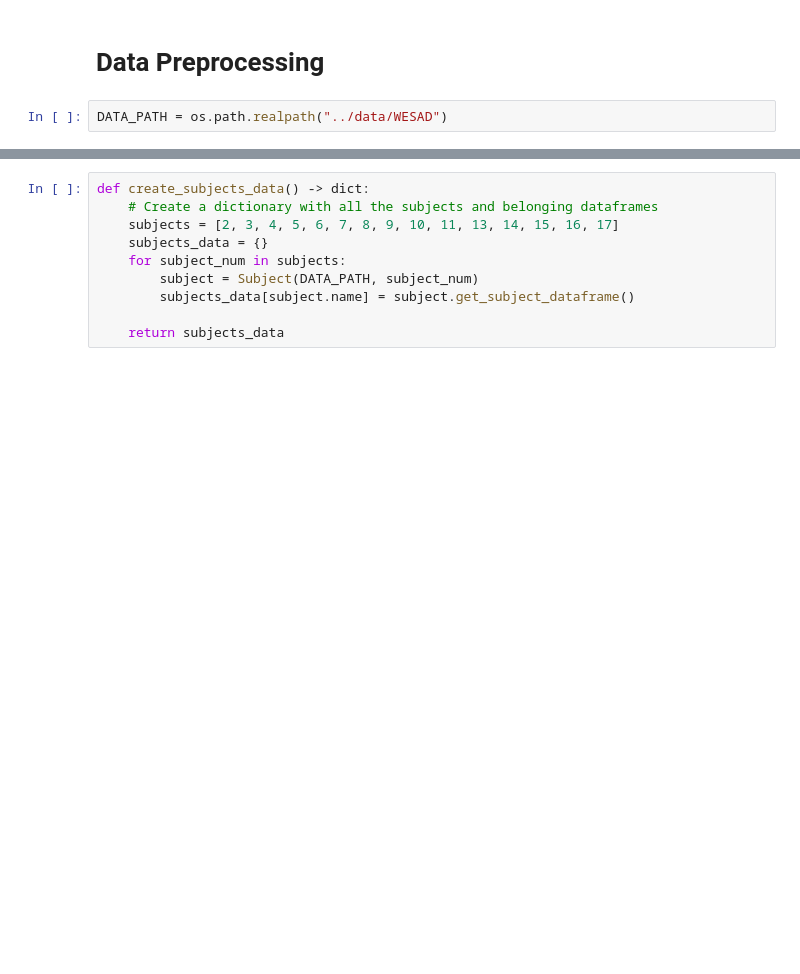
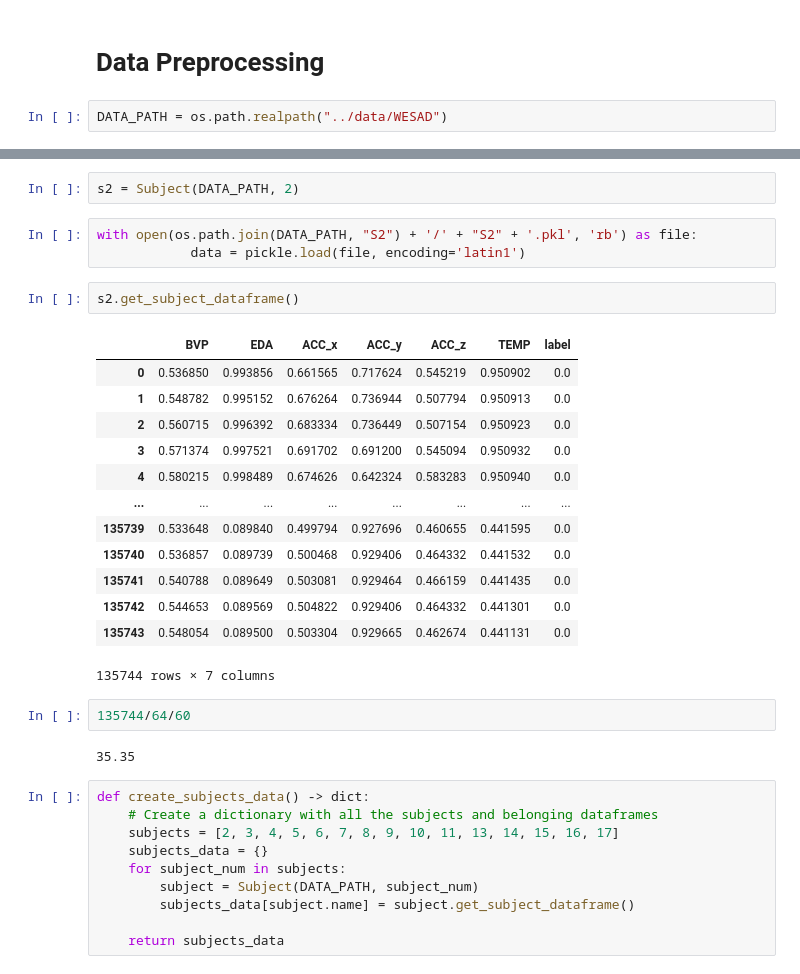
Before and after one commit to peasypi/Stress-Detection-From-Wearables, a Jupyter notebook: code/cnn.ipynb, the cells around one changed output, grey strips where cells are left out. Cells and saved outputs as stored; diff of their text form; blank space fills up the shorter version.

```diff
--- a/code/cnn.ipynb
+++ b/code/cnn.ipynb
@@ -66,6 +62,31 @@ class Subject:
         df.reset_index(drop=True, inplace=True)
         df = (df-df.min())/(df.max()-df.min()) # Normalize data (no train test leakage since data frame per subject)
         return df
+# %%
+s2 = Subject(DATA_PATH, 2)
+# %%
+with open(os.path.join(DATA_PATH, "S2") + '/' + "S2" + '.pkl', 'rb') as file:
+            data = pickle.load(file, encoding='latin1')
+# %%
+s2.get_subject_dataframe()
+# %% [output]
+|  | BVP | EDA | ACC_x | ACC_y | ACC_z | TEMP | label |
+| 0 | 0.536850 | 0.993856 | 0.661565 | 0.717624 | 0.545219 | 0.950902 | 0.0 |
+| 1 | 0.548782 | 0.995152 | 0.676264 | 0.736944 | 0.507794 | 0.950913 | 0.0 |
+| 2 | 0.560715 | 0.996392 | 0.683334 | 0.736449 | 0.507154 | 0.950923 | 0.0 |
+| 3 | 0.571374 | 0.997521 | 0.691702 | 0.691200 | 0.545094 | 0.950932 | 0.0 |
+| 4 | 0.580215 | 0.998489 | 0.674626 | 0.642324 | 0.583283 | 0.950940 | 0.0 |
+| ... | ... | ... | ... | ... | ... | ... | ... |
+| 135739 | 0.533648 | 0.089840 | 0.499794 | 0.927696 | 0.460655 | 0.441595 | 0.0 |
+| 135740 | 0.536857 | 0.089739 | 0.500468 | 0.929406 | 0.464332 | 0.441532 | 0.0 |
+| 135741 | 0.540788 | 0.089649 | 0.503081 | 0.929464 | 0.466159 | 0.441435 | 0.0 |
+| 135742 | 0.544653 | 0.089569 | 0.504822 | 0.929406 | 0.464332 | 0.441301 | 0.0 |
+| 135743 | 0.548054 | 0.089500 | 0.503304 | 0.929665 | 0.462674 | 0.441131 | 0.0 |
+135744 rows × 7 columns
+# %%
+135744/64/60
+# %% [output]
+35.35
 # %%
 def create_subjects_data() -> dict:
     # Create a dictionary with all the subjects and belonging dataframes
```
Also changed, not shown: parts of 11 cells of this notebook, 6 other files.
